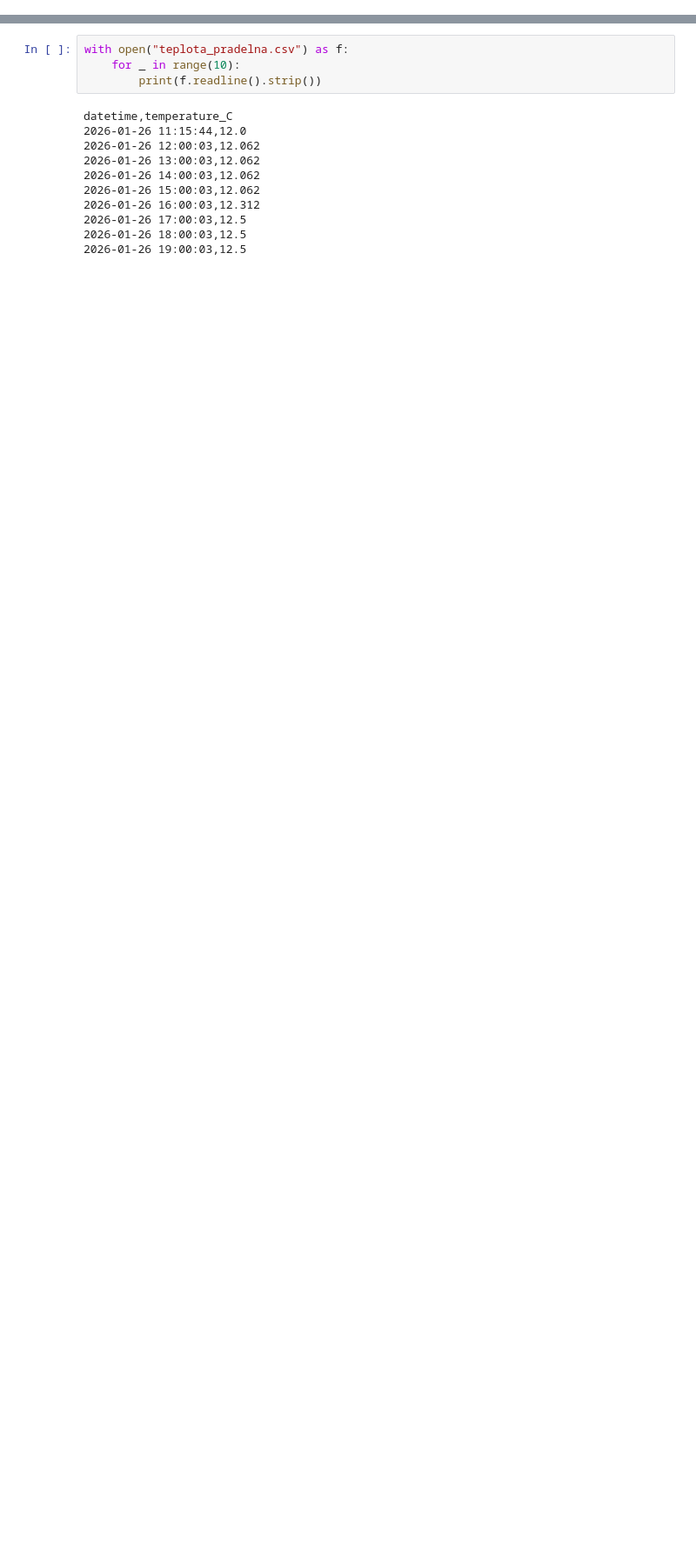
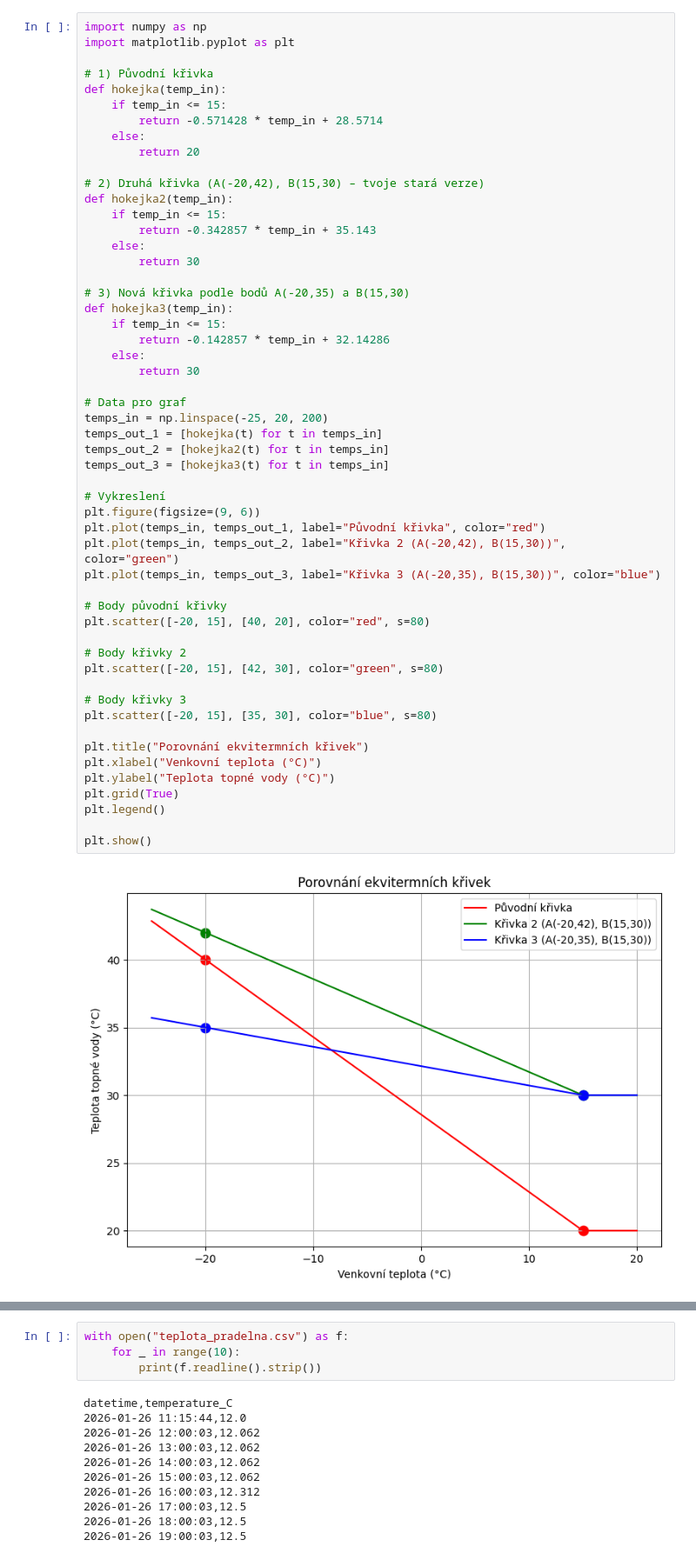
Before and after one commit to MarekCoderslab/Teploty_kotle, a Jupyter notebook: Teplota_kotle.ipynb, the cells around one changed output, grey strips where cells are left out. Shown at 87% size. Drawn from its saved outputs; the diff is of its cells as text; blank space fills up the shorter version.

```diff
--- a/Teplota_kotle.ipynb
+++ b/Teplota_kotle.ipynb
@@ -122,3 +61,58 @@ plt.show()
+# %%
+import numpy as np
+import matplotlib.pyplot as plt
+
+# 1) Původní křivka
+def hokejka(temp_in):
+    if temp_in <= 15:
+        return -0.571428 * temp_in + 28.5714
+    else:
+        return 20
+
+# 2) Druhá křivka (A(-20,42), B(15,30) – tvoje stará verze)
+def hokejka2(temp_in):
+    if temp_in <= 15:
+        return -0.342857 * temp_in + 35.143
+    else:
+        return 30
+
+# 3) Nová křivka podle bodů A(-20,35) a B(15,30)
+def hokejka3(temp_in):
+    if temp_in <= 15:
+        return -0.142857 * temp_in + 32.14286
+    else:
+        return 30
+
+# Data pro graf
+temps_in = np.linspace(-25, 20, 200)
+temps_out_1 = [hokejka(t) for t in temps_in]
+temps_out_2 = [hokejka2(t) for t in temps_in]
+temps_out_3 = [hokejka3(t) for t in temps_in]
+
+# Vykreslení
+plt.figure(figsize=(9, 6))
+plt.plot(temps_in, temps_out_1, label="Původní křivka", color="red")
+plt.plot(temps_in, temps_out_2, label="Křivka 2 (A(-20,42), B(15,30))", color="green")
+plt.plot(temps_in, temps_out_3, label="Křivka 3 (A(-20,35), B(15,30))", color="blue")
+
+# Body původní křivky
+plt.scatter([-20, 15], [40, 20], color="red", s=80)
+
+# Body křivky 2
+plt.scatter([-20, 15], [42, 30], color="green", s=80)
+
+# Body křivky 3
+plt.scatter([-20, 15], [35, 30], color="blue", s=80)
+
+plt.title("Porovnání ekvitermních křivek")
+plt.xlabel("Venkovní teplota (°C)")
+plt.ylabel("Teplota topné vody (°C)")
+plt.grid(True)
+plt.legend()
+
+plt.show()
+# %% [output]
+[figure, added]
 # %%
 import pandas as pd
 
```
Also changed, not shown: parts of 10 cells of this notebook, 5 other files.
